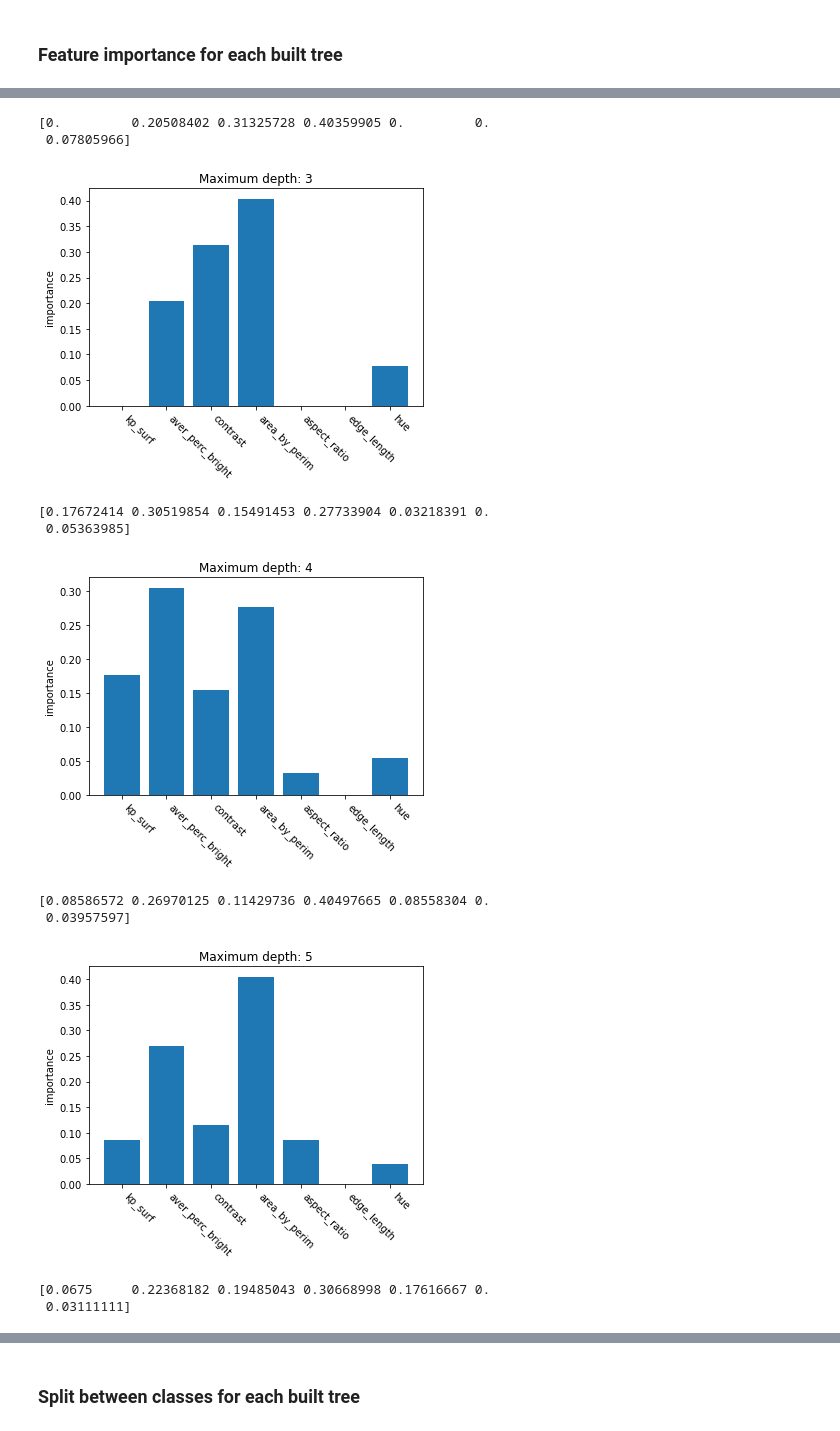
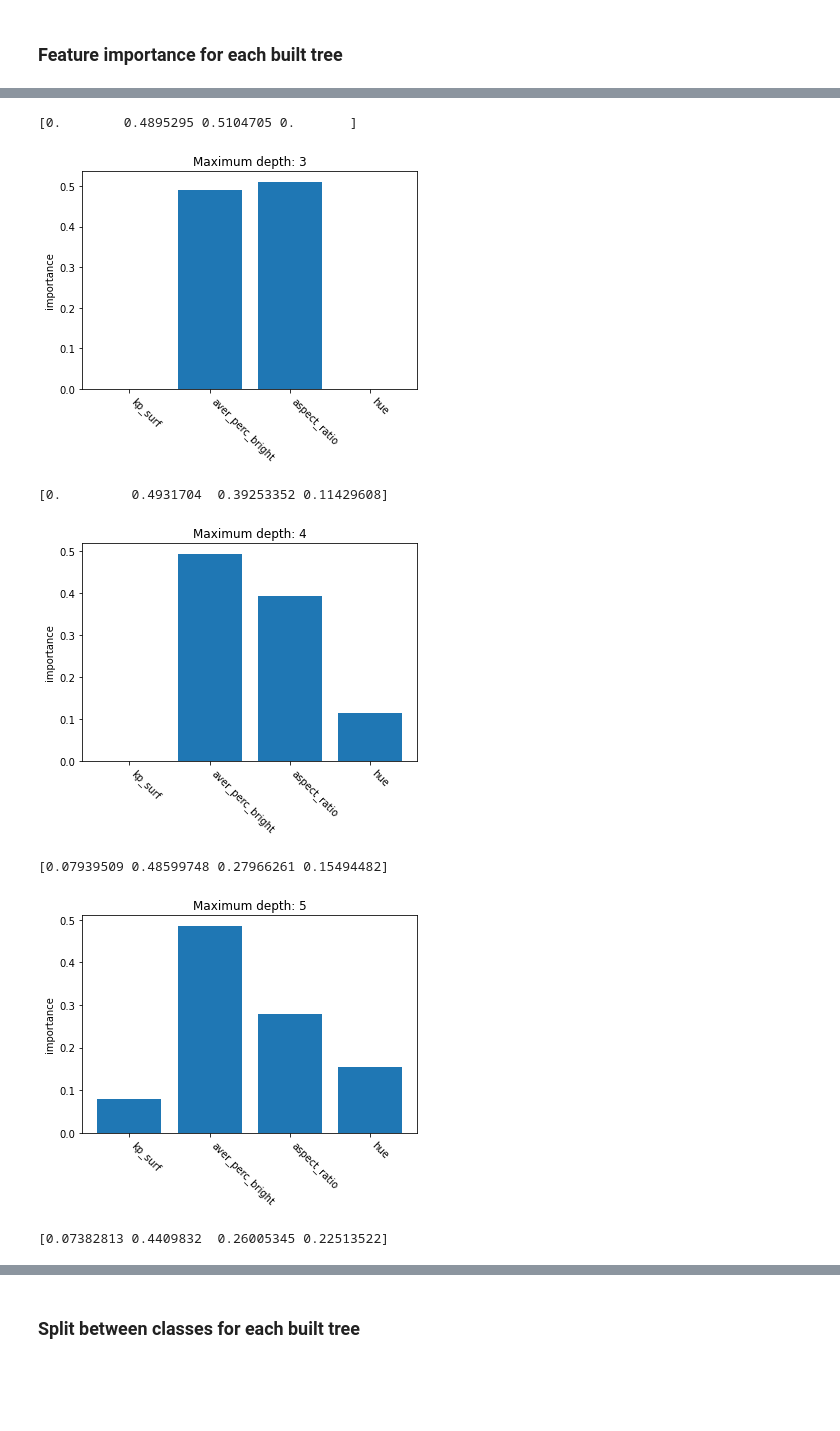
Before and after one commit to VladislavYarovenko/image_processing, a Jupyter notebook: Binary Classification.ipynb, the cells around one changed output, grey strips where cells are left out. Drawn from its saved outputs; the diff is of its cells as text; code cells hidden in the pictures; blank space fills up the shorter version.

```diff
--- a/Binary Classification.ipynb
+++ b/Binary Classification.ipynb
@@ -46,5 +80,10 @@ test = data.iloc[temp]
 # %%
-X_train = train.drop(['Mobilenet_v1', 'Inception_v4', 'Resnet_v1_152', 'filename'], axis = 1)
-X_test = test.drop(['Mobilenet_v1', 'Inception_v4', 'Resnet_v1_152', 'filename'], axis = 1)
+X_train = train.drop(['Mobilenet_v1', 'Inception_v4', 'Resnet_v1_152', 'filename', 'contrast', 'area_by_perim', 'edge_length1'], axis = 1)
+X_test = test.drop(['Mobilenet_v1', 'Inception_v4', 'Resnet_v1_152', 'filename', 'contrast', 'area_by_perim', 'edge_length1'], axis = 1)
 Y_train = train[['Mobilenet_v1']]
 Y_test = test[['Mobilenet_v1']]
+
+# X_train = train.drop(['Mobilnet_v1', 'Inception_v4', 'Resnet_v_152', 'filename', 'contrast', 'area_by_perim', 'edge_count'], axis = 1)
+# X_test = test.drop(['Mobilnet_v1', 'Inception_v4', 'Resnet_v_152', 'filename', 'contrast', 'area_by_perim', 'edge_count'], axis = 1)
+# Y_train = train[['Mobilnet_v1']]
+# Y_test = test[['Mobilnet_v1']]
@@ -83,7 +142,8 @@ Decision tree accuracy on test set = 0.6
 ### Feature importance for each built tree
 # %%
 for x in range(len(trees)):
-    feature_names = ['kp_surf', 'aver_perc_bright', 'contrast', 'area_by_perim', 'aspect_ratio', 'edge_length', 'hue']
+    feature_names = ['kp_surf', 'aver_perc_bright', 'aspect_ratio', 'hue']
+#     feature_names = ['kp_surf', 'aver_perc_bright', 'contrast', 'area_by_perim', 'aspect_ratio', 'edge_length', 'hue']
     ypos = np.arange(len(feature_names))
 
     plt.xticks(ypos, feature_names)
@@ -102,11 +161,7 @@ for x in range(len(trees)):
-[0.         0.20508402 0.31325728 0.40359905 0.         0.
- 0.07805966]
+[0.        0.4895295 0.5104705 0.       ]
-[figure, old version]
+[figure, new version]
-[0.17672414 0.30519854 0.15491453 0.27733904 0.03218391 0.
- 0.05363985]
+[0.         0.4931704  0.39253352 0.11429608]
-[figure, old version]
+[figure, new version]
-[0.08586572 0.26970125 0.11429736 0.40497665 0.08558304 0.
- 0.03957597]
+[0.07939509 0.48599748 0.27966261 0.15494482]
-[figure, old version]
+[figure, new version]
-[0.0675     0.22368182 0.19485043 0.30668998 0.17616667 0.
- 0.03111111]
+[0.07382813 0.4409832  0.26005345 0.22513522]
```
Also changed, not shown: parts of 14 cells of this notebook, 1 other file.
